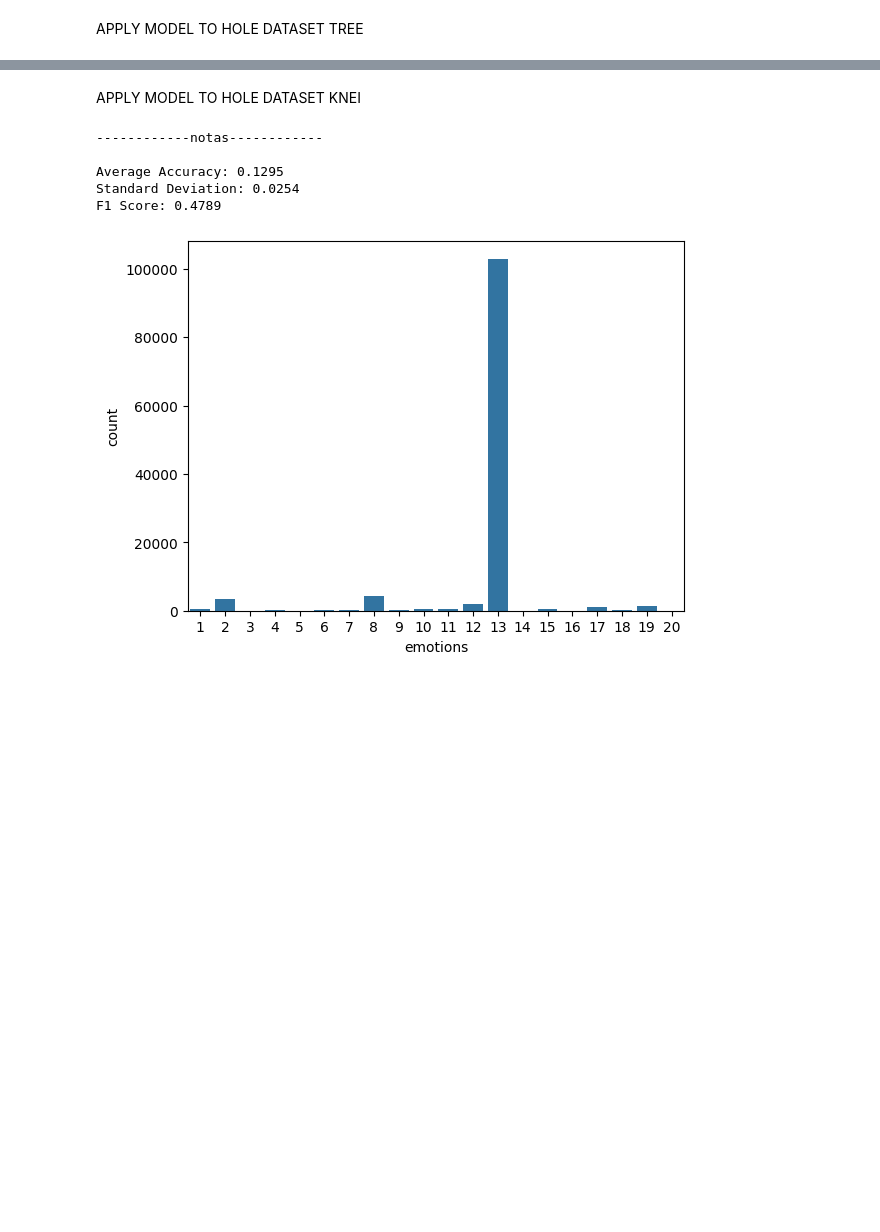
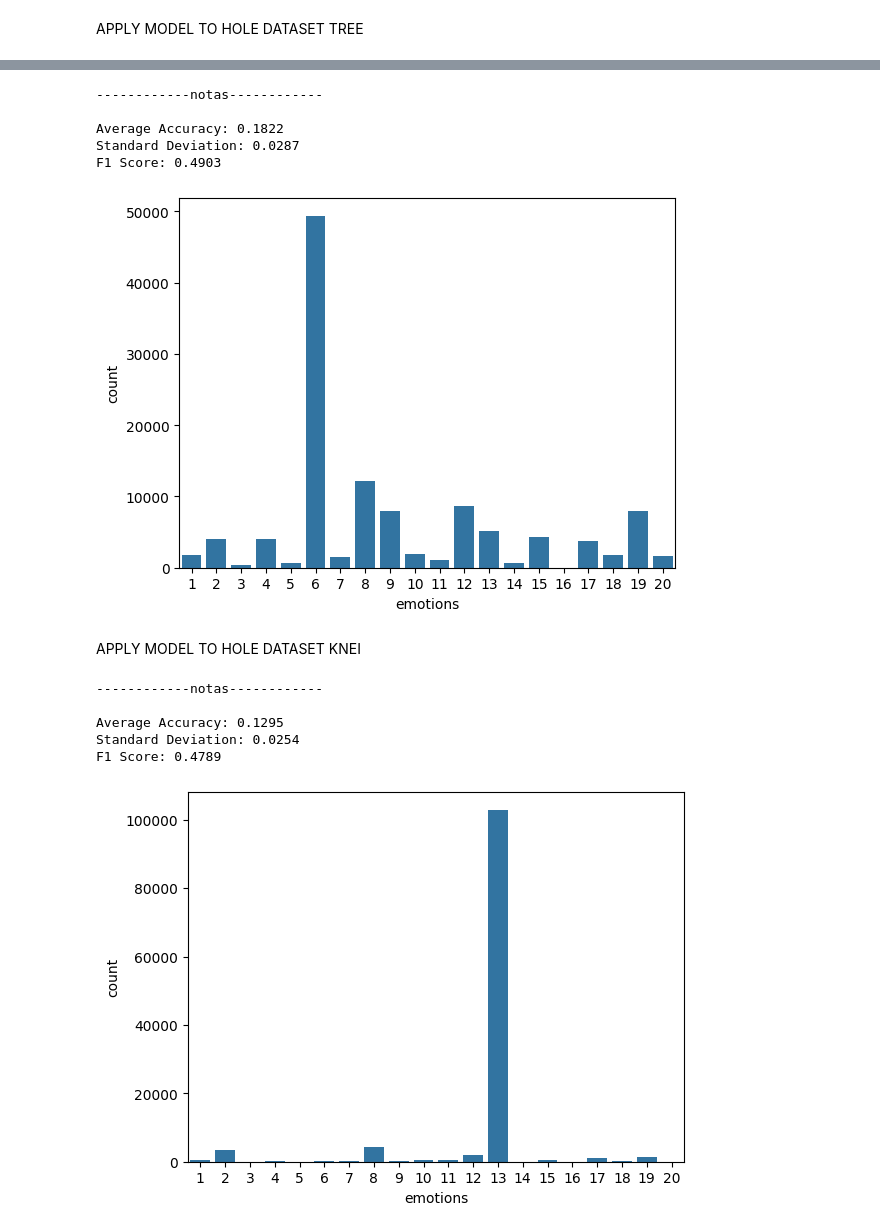
Before and after one commit to emmacunill/Take_Care, a Jupyter notebook: notebooks/model.ipynb, the cells around one changed output, grey strips where cells are left out. Drawn from its saved outputs; the diff is of its cells as text; code cells hidden in the pictures; blank space fills up the shorter version.

```diff
--- a/notebooks/model.ipynb
+++ b/notebooks/model.ipynb
@@ -716,3 +814,13 @@ df_p2 = apply_model_(DecisionTreeClassifier(),cdf,df, n_iterations=1000,test_siz
+# %%
+df_p4 = apply_model_(DecisionTreeClassifier(),cdf,df, n_iterations=1000,test_size=0.1)
+df_p4
+# %% [output]
+------------notas------------
+
+Average Accuracy: 0.1822
+Standard Deviation: 0.0287
+F1 Score: 0.4903
+[figure, added]
 # %% [markdown]
 APPLY MODEL TO HOLE DATASET KNEI
 # %%
```
Also changed, not shown: parts of 15 cells of this notebook, 2 other files.
